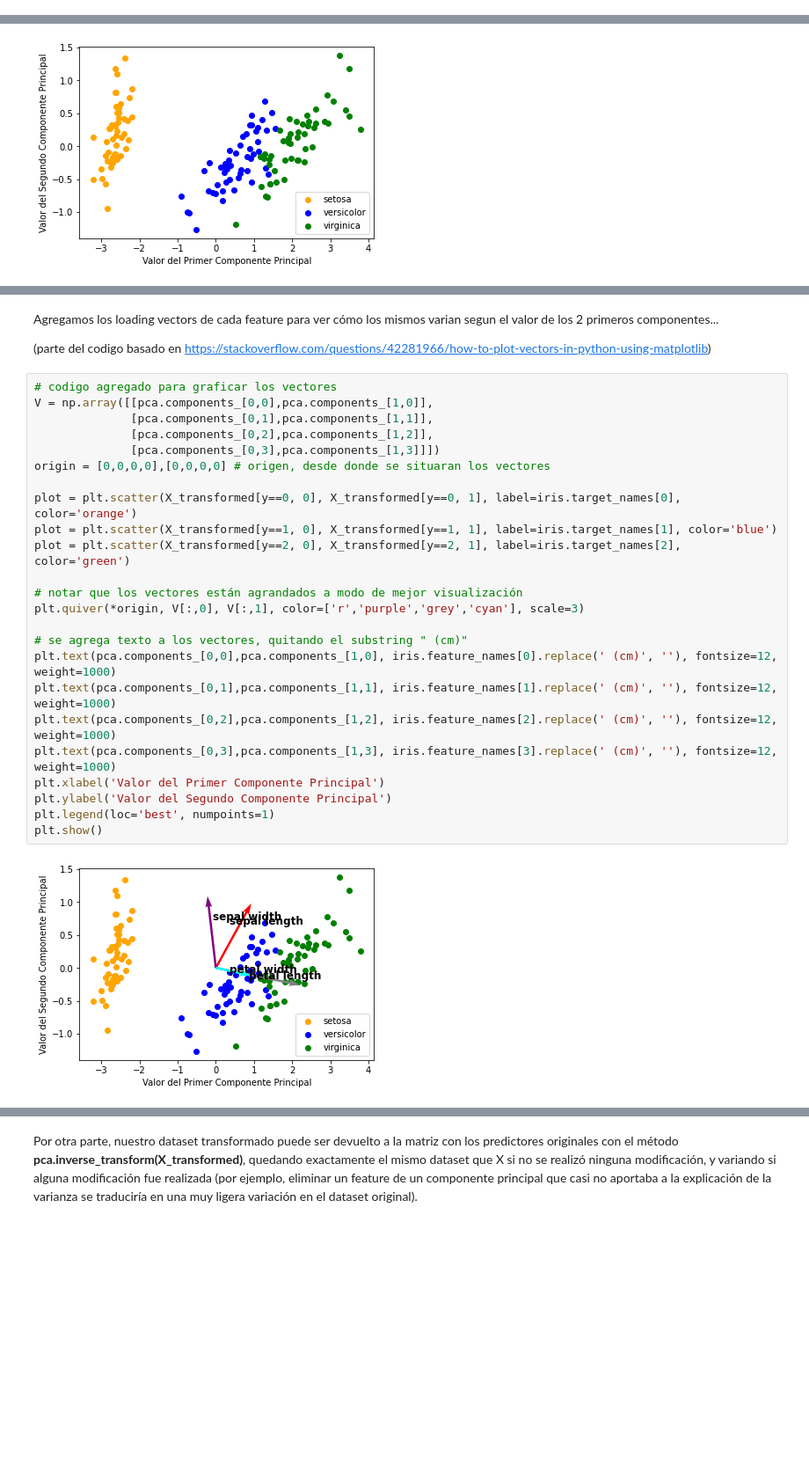
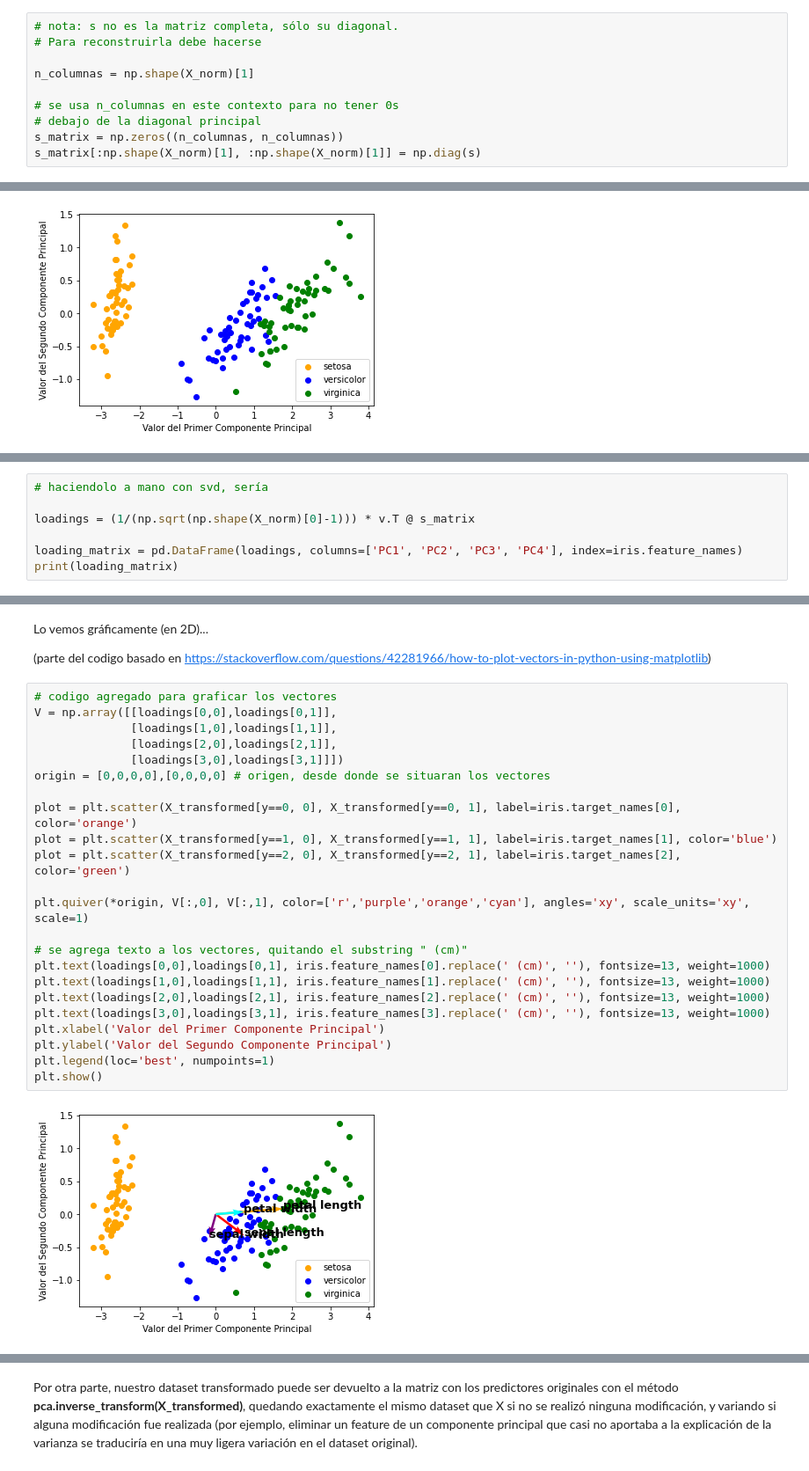
Before and after one commit to inteligenciafrvm/inteligenciafrvm, a Jupyter notebook: Clases prácticas/6. Intro al aprendizaje no supervisado.ipynb, the cells around one changed output, grey strips where cells are left out. Shown at 88% size. Saved outputs shown, nothing was run; the diff lists cells and outputs as text; blank space fills up the shorter version.

```diff
--- a/Clases prácticas/6. Intro al aprendizaje no supervisado.ipynb
+++ b/Clases prácticas/6. Intro al aprendizaje no supervisado.ipynb
@@ -134,6 +136,16 @@ print(v.T) # Componentes de PCA del 1ro al 4to vector
  [-0.08452251 -0.73016143 -0.59791083 -0.3197231 ]
  [ 0.85667061  0.17337266 -0.07623608 -0.47983899]
  [ 0.3582892   0.07548102 -0.54583143  0.75365743]]
+# %%
+# nota: s no es la matriz completa, sólo su diagonal.
+# Para reconstruirla debe hacerse
+
+n_columnas = np.shape(X_norm)[1]
+
+# se usa n_columnas en este contexto para no tener 0s
+# debajo de la diagonal principal
+s_matrix = np.zeros((n_columnas, n_columnas))
+s_matrix[:np.shape(X_norm)[1], :np.shape(X_norm)[1]] = np.diag(s)
 # %%
 print('Matrix X transformada (primeras 5 filas - svd)')
 print((X_norm @ v.T)[:5,:])
@@ -233,0 +271,7 @@ plt.show()
+# %%
+# haciendolo a mano con svd, sería
+
+loadings = (1/(np.sqrt(np.shape(X_norm)[0]-1))) * v.T @ s_matrix
+
+loading_matrix = pd.DataFrame(loadings, columns=['PC1', 'PC2', 'PC3', 'PC4'], index=iris.feature_names)
+print(loading_matrix)
@@ -234,31 +286,30 @@ plt.show()
 # %% [markdown]
-Agregamos los loading vectors de cada feature para ver cómo los mismos varian segun el valor de los 2 primeros componentes...
+Lo vemos gráficamente (en 2D)...
 
 (parte del codigo basado en https://stackoverflow.com/questions/42281966/how-to-plot-vectors-in-python-using-matplotlib)
 # %%
 # codigo agregado para graficar los vectores
-V = np.array([[pca.components_[0,0],pca.components_[1,0]],
-              [pca.components_[0,1],pca.components_[1,1]],
-              [pca.components_[0,2],pca.components_[1,2]],
-              [pca.components_[0,3],pca.components_[1,3]]])
+V = np.array([[loadings[0,0],loadings[0,1]],
+              [loadings[1,0],loadings[1,1]],
+              [loadings[2,0],loadings[2,1]],
+              [loadings[3,0],loadings[3,1]]])
 origin = [0,0,0,0],[0,0,0,0] # origen, desde donde se situaran los vectores
 
 plot = plt.scatter(X_transformed[y==0, 0], X_transformed[y==0, 1], label=iris.target_names[0], color='orange')
 plot = plt.scatter(X_transformed[y==1, 0], X_transformed[y==1, 1], label=iris.target_names[1], color='blue')
 plot = plt.scatter(X_transformed[y==2, 0], X_transformed[y==2, 1], label=iris.target_names[2], color='green')
 
-# notar que los vectores están agrandados a modo de mejor visualización
-plt.quiver(*origin, V[:,0], V[:,1], color=['r','purple','grey','cyan'], scale=3)
+plt.quiver(*origin, V[:,0], V[:,1], color=['r','purple','orange','cyan'], angles='xy', scale_units='xy', scale=1)
 
 # se agrega texto a los vectores, quitando el substring " (cm)"
-plt.text(pca.components_[0,0],pca.components_[1,0], iris.feature_names[0].replace(' (cm)', ''), fontsize=12, weight=1000)
-plt.text(pca.components_[0,1],pca.components_[1,1], iris.feature_names[1].replace(' (cm)', ''), fontsize=12, weight=1000)
-plt.text(pca.components_[0,2],pca.components_[1,2], iris.feature_names[2].replace(' (cm)', ''), fontsize=12, weight=1000)
-plt.text(pca.components_[0,3],pca.components_[1,3], iris.feature_names[3].replace(' (cm)', ''), fontsize=12, weight=1000)
+plt.text(loadings[0,0],loadings[0,1], iris.feature_names[0].replace(' (cm)', ''), fontsize=13, weight=1000)
+plt.text(loadings[1,0],loadings[1,1], iris.feature_names[1].replace(' (cm)', ''), fontsize=13, weight=1000)
+plt.text(loadings[2,0],loadings[2,1], iris.feature_names[2].replace(' (cm)', ''), fontsize=13, weight=1000)
+plt.text(loadings[3,0],loadings[3,1], iris.feature_names[3].replace(' (cm)', ''), fontsize=13, weight=1000)
 plt.xlabel('Valor del Primer Componente Principal')
 plt.ylabel('Valor del Segundo Componente Principal')
 plt.legend(loc='best', numpoints=1)
 plt.show()
 # %% [output]
-[figure, old version]
+[figure, new version]
 # %% [markdown]
```
Also changed, not shown: parts of 45 cells of this notebook, 3 other files.
